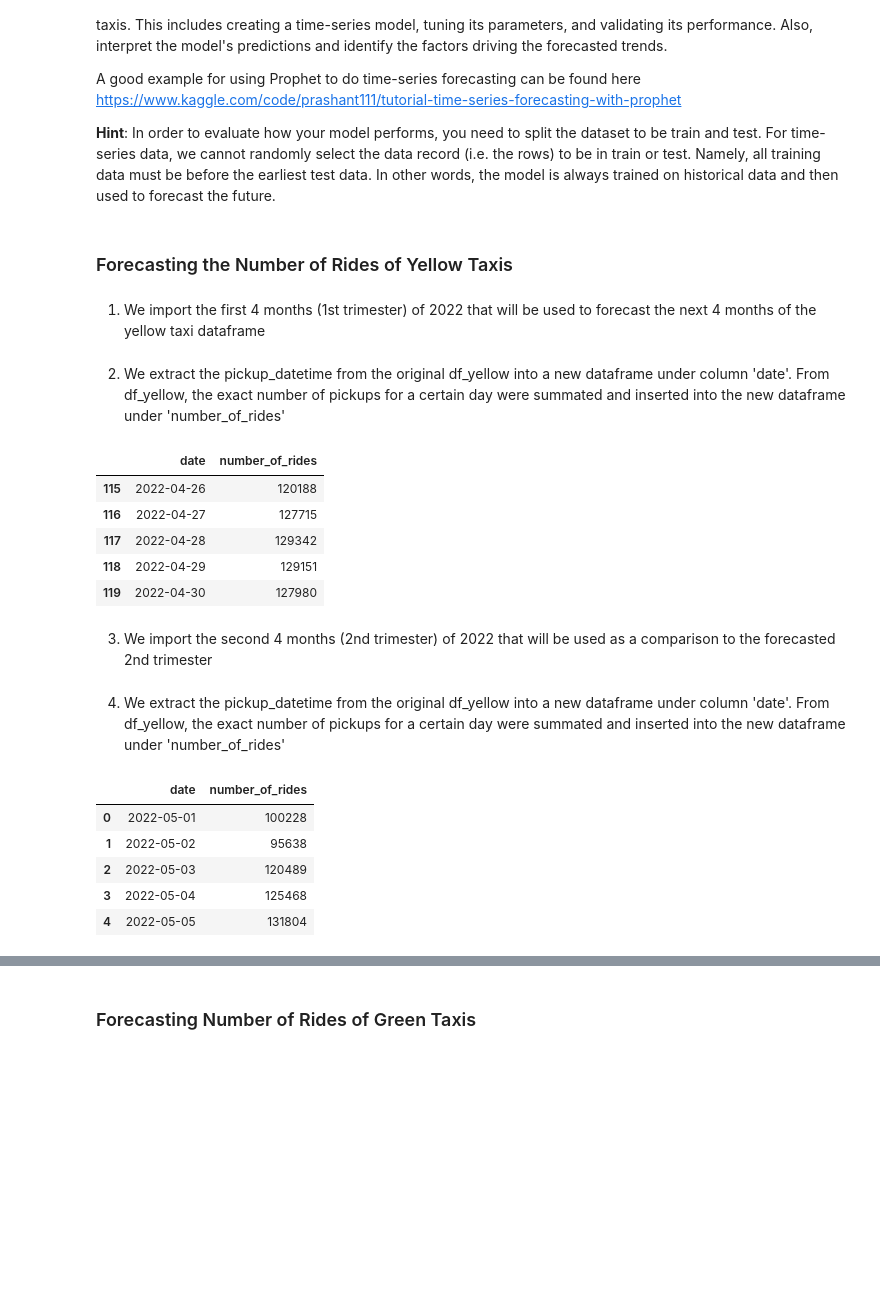
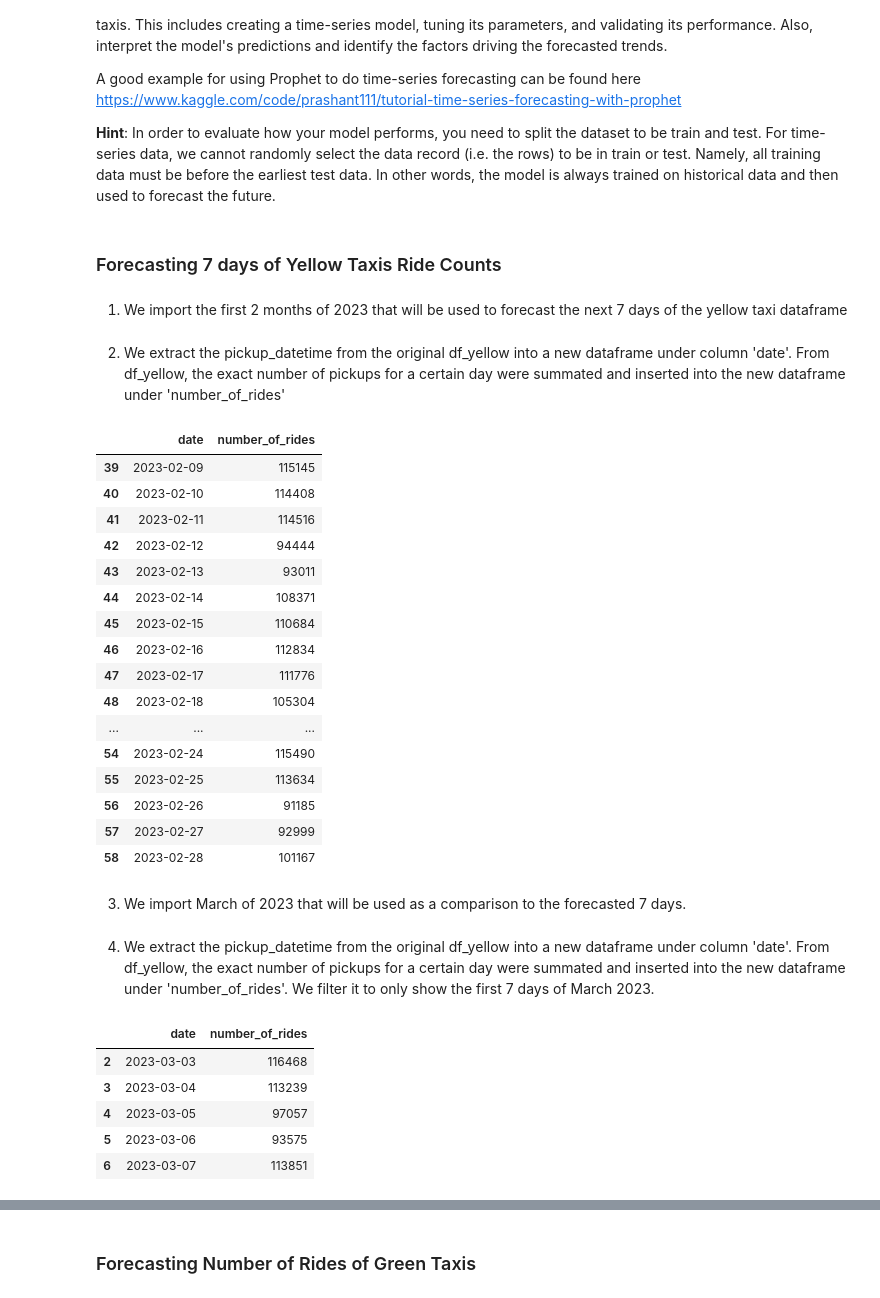
Before and after one commit to ngiorda4/NYC-Taxi-Analysis-and-Forecasting, a Jupyter notebook: 4_NGtemporal_spatial_data_analysis.ipynb, the cells around one changed output, grey strips where cells are left out. Cells and saved outputs as stored; diff of their text form; code cells hidden in the pictures; blank space fills up the shorter version.

```diff
--- a/4_NGtemporal_spatial_data_analysis.ipynb
+++ b/4_NGtemporal_spatial_data_analysis.ipynb
@@ -338,9 +338,9 @@ A good example for using Prophet to do time-series forecasting can be found here
 
 **Hint**: In order to evaluate how your model performs, you need to split the dataset to be train and test. For time-series data, we cannot randomly select the data record (i.e. the rows) to be in train or test. Namely, all training data must be before the earliest test data. In other words, the model is always trained on historical data and then used to forecast the future.
 # %% [markdown]
-### Forecasting the Number of Rides of Yellow Taxis
+### Forecasting 7 days of Yellow Taxis Ride Counts
 # %% [markdown]
-1. We import the first 4 months (1st trimester) of 2022 that will be used to forecast the next 4 months of the yellow taxi dataframe
+1. We import the first 2 months of 2023 that will be used to forecast the next 7 days of the yellow taxi dataframe
 # %%
 import pandas as pd
 from src.utils import load_data_from_google_drive
@@ -351,8 +351,8 @@ base_url_green = "https://d37ci6vzurychx.cloudfront.net/trip-data/green_tripdata
 zones_url = 'https://drive.google.com/file/d/12VgjWXkyEBsxzuKFxIkAevEbao85ei0T/view?usp=sharing'
 
 # Define the months and year you're interested in
-months = ['01', '02', '03', '04']
-year = '2022'
+months = ['01', '02']
+year = '2023'
 
 # Create empty lists to store the dataframes
 df_yellow_list = []
@@ -371,6 +371,7 @@ for month in months:
 # Concatenate the list of dataframes into a single dataframe
 df_yellow = pd.concat(df_yellow_list)
 df_green = pd.concat(df_green_list)
+df_zones = load_data_from_google_drive(url=zones_url)
 
 # FOR YELLOW DF
 import pandas as pd
@@ -391,22 +392,33 @@ df_with_coord_yellow.rename(columns={'lat_x': 'PU_lat', 'lng_x': 'PU_lng', 'lat_
 # %%
 df_with_coord_yellow['pickup_datetime'] = pd.to_datetime(df_with_coord_yellow['tpep_pickup_datetime'])
 df_with_coord_yellow['date'] = df_with_coord_yellow['pickup_datetime'].dt.floor('D')
-df_with_coord_yellow_2022 = df_with_coord_yellow[df_with_coord_yellow['pickup_datetime'].dt.year == 2022]
-df_rides_test = df_with_coord_yellow_2022['date'].value_counts().reset_index()
+df_with_coord_yellow_2023 = df_with_coord_yellow[df_with_coord_yellow['pickup_datetime'].dt.year == 2023]
+df_rides_test = df_with_coord_yellow_2023['date'].value_counts().reset_index()
 df_rides_test.columns = ['date', 'number_of_rides']
 df_rides_test = df_rides_test.sort_values('date').reset_index(drop=True)
-df_rides_test = df_rides_test.drop(range(120, 128)).reset_index(drop=True)
+df_rides_test = df_rides_test.drop(range(59, 62)).reset_index(drop=True)
 
-df_rides_test.tail()
+df_rides_test.tail(20)
 # %% [output]
 |  | date | number_of_rides |
-| 115 | 2022-04-26 | 120188 |
-| 116 | 2022-04-27 | 127715 |
-| 117 | 2022-04-28 | 129342 |
-| 118 | 2022-04-29 | 129151 |
-| 119 | 2022-04-30 | 127980 |
+| 39 | 2023-02-09 | 115145 |
+| 40 | 2023-02-10 | 114408 |
+| 41 | 2023-02-11 | 114516 |
+| 42 | 2023-02-12 | 94444 |
+| 43 | 2023-02-13 | 93011 |
+| 44 | 2023-02-14 | 108371 |
+| 45 | 2023-02-15 | 110684 |
+| 46 | 2023-02-16 | 112834 |
+| 47 | 2023-02-17 | 111776 |
+| 48 | 2023-02-18 | 105304 |
+| ... | ... | ... |
+| 54 | 2023-02-24 | 115490 |
+| 55 | 2023-02-25 | 113634 |
+| 56 | 2023-02-26 | 91185 |
+| 57 | 2023-02-27 | 92999 |
+| 58 | 2023-02-28 | 101167 |
 # %% [markdown]
-3. We import the second 4 months (2nd trimester) of 2022 that will be used as a comparison to the forecasted 2nd trimester
+3. We import March of 2023 that will be used as a comparison to the forecasted 7 days.
 # %%
 import pandas as pd
 from src.utils import load_data_from_google_drive
@@ -453,22 +465,22 @@ df_with_coord_yellow.drop(['LocationID_x', 'LocationID_y', 'borough_x', 'Shape_L
 # Renamed columns
 df_with_coord_yellow.rename(columns={'lat_x': 'PU_lat', 'lng_x': 'PU_lng', 'lat_y': 'DO_lat', 'lng_y': 'DO_lng', 'zone_x': 'PU_zone', 'zone_y': 'DO_zone'}, inplace=True)
 # %% [markdown]
-4. We extract the pickup_datetime from the original df_yellow into a new dataframe under column 'date'. From df_yellow, the exact number of pickups for a certain day were summated and inserted into the new dataframe under 'number_of_rides'
+4. We extract the pickup_datetime from the original df_yellow into a new dataframe under column 'date'. From df_yellow, the exact number of pickups for a certain day were summated and inserted into the new dataframe under 'number_of_rides'. We filter it to only show the first 7 days of March 2023.
 # %%
 df_with_coord_yellow['pickup_datetime'] = pd.to_datetime(df_with_coord_yellow['tpep_pickup_datetime'])
 df_with_coord_yellow['date'] = df_with_coord_yellow['pickup_datetime'].dt.floor('D')
-df_with_coord_yellow_2022 = df_with_coord_yellow[df_with_coord_yellow['pickup_datetime'].dt.year == 2022]
-df_rides_actual = df_with_coord_yellow_2022['date'].value_counts().reset_index()
+df_with_coord_yellow_2023 = df_with_coord_yellow[df_with_coord_yellow['pickup_datetime'].dt.year == 2023]
+df_rides_actual = df_with_coord_yellow_2023['date'].value_counts().reset_index()
 df_rides_actual.columns = ['date', 'number_of_rides']
 df_rides_actual = df_rides_actual.sort_values('date').reset_index(drop=True)
-df_rides_actual = df_rides_actual.drop(df_rides_actual.index[124]).drop(df_rides_actual.index[0]).reset_index(drop=True)
+df_rides_actual = df_rides_actual.drop(range(0,5)).drop(range(12,40)).reset_index(drop=True)
 
-df_rides_actual.head()
+df_rides_actual.tail()
 # %% [output]
 |  | date | number_of_rides |
-| 0 | 2022-05-01 | 100228 |
-| 1 | 2022-05-02 | 95638 |
-| 2 | 2022-05-03 | 120489 |
-| 3 | 2022-05-04 | 125468 |
-| 4 | 2022-05-05 | 131804 |
+| 2 | 2023-03-03 | 116468 |
+| 3 | 2023-03-04 | 113239 |
+| 4 | 2023-03-05 | 97057 |
+| 5 | 2023-03-06 | 93575 |
+| 6 | 2023-03-07 | 113851 |
 # %% [markdown]
```
Also changed, not shown: parts of 25 cells of this notebook.
